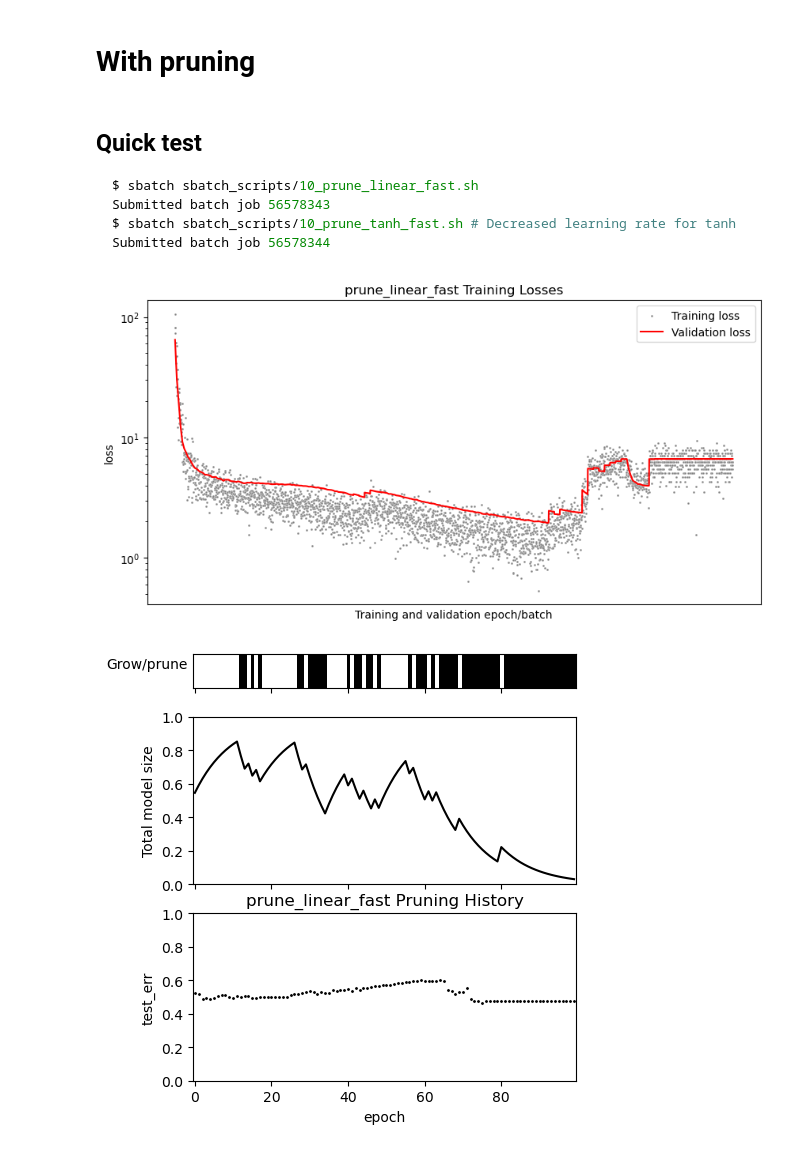
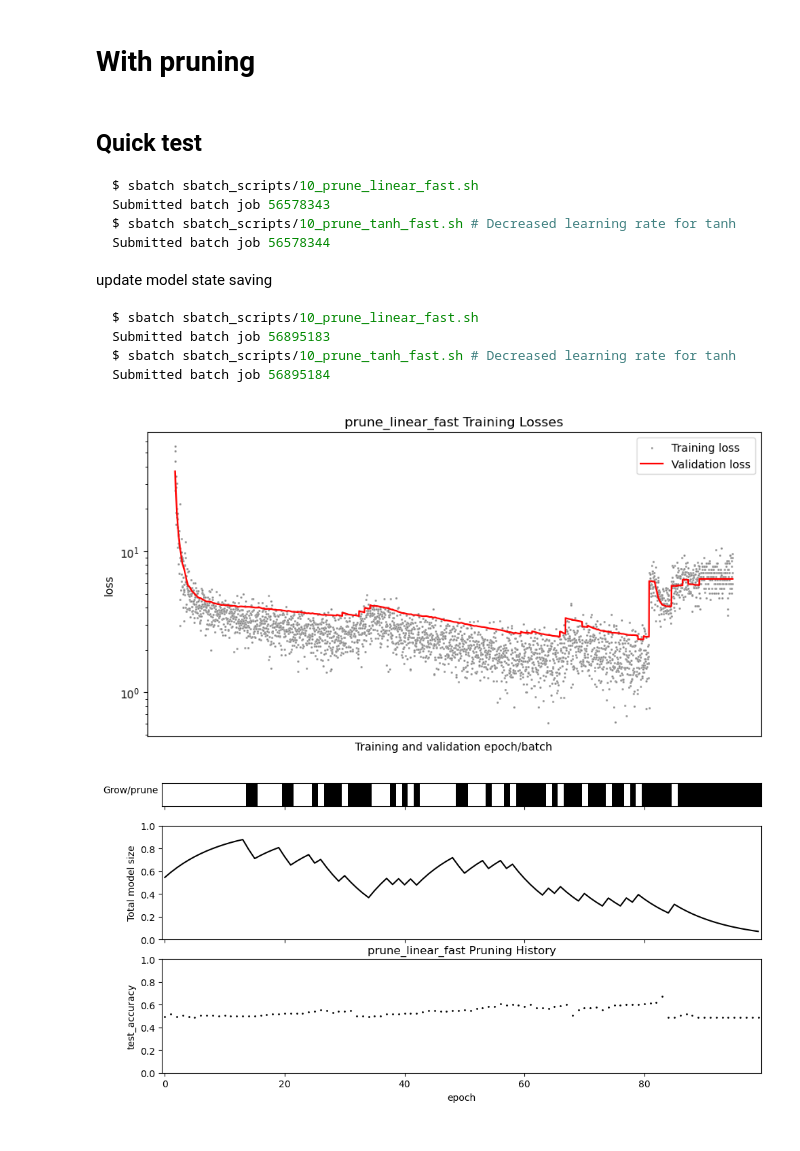
Before and after one commit to cchu70/klab_rotation, a Jupyter notebook: 10_Simple-MLP-unsupervised-SBATCH.ipynb, the cells around one changed output. Cells and saved outputs as stored; diff of their text form; code cells hidden in the pictures.

````diff
--- a/10_Simple-MLP-unsupervised-SBATCH.ipynb
+++ b/10_Simple-MLP-unsupervised-SBATCH.ipynb
@@ -278,16 +255,24 @@ Submitted batch job 56578343
 $ sbatch sbatch_scripts/10_prune_tanh_fast.sh # Decreased learning rate for tanh
 Submitted batch job 56578344
 ```
+
+update model state saving
+```bash
+$ sbatch sbatch_scripts/10_prune_linear_fast.sh
+Submitted batch job 56895183
+$ sbatch sbatch_scripts/10_prune_tanh_fast.sh # Decreased learning rate for tanh
+Submitted batch job 56895184
+```
 # %%
-prune_linear_fast_result = MLPUnsupervisedTrainingResults("/home/clc926/Desktop/klab_rotation/outputs/10/prune_linear_fast/sbatch-56578343_bs-32_sf-0.05_sl-49_vr-6_id-0.5_nti-100_lmd-2_pat-linear_m-5.0_ugpp-True_lr-0.001_s-4")
-prune_tanh_fast_result = MLPUnsupervisedTrainingResults("/home/clc926/Desktop/klab_rotation/outputs/10/prune_tanh_fast/sbatch-56578344_bs-32_sf-0.05_sl-49_vr-6_id-0.5_nti-100_lmd-2_pat-Tanh_m-0.2_ugpp-True_lr-0.0001_s-4")
+prune_linear_fast_result = MLPUnsupervisedTrainingResults("/home/clc926/Desktop/klab_rotation/outputs/10/prune_linear_fast/sbatch-56895183_bs-32_sf-0.05_sl-49_vr-6_id-0.5_nti-100_lmd-2_pat-linear_m-5.0_ugpp-True_lr-0.001_s-4")
+prune_tanh_fast_result = MLPUnsupervisedTrainingResults("/home/clc926/Desktop/klab_rotation/outputs/10/prune_tanh_fast/sbatch-56895184_bs-32_sf-0.05_sl-49_vr-6_id-0.5_nti-100_lmd-2_pat-Tanh_m-0.2_ugpp-True_lr-0.0001_s-4")
 # %%
 prune_linear_fast_result.plot_training_losses()
 plt.show()
 # %% [output]
-[figure, old version]
+[figure, new version]
 # %%
-prune_linear_fast_result.plot_pruning(norm_size=total_size)
+prune_linear_fast_result.plot_pruning(figsize=(10, 5), norm_size=total_size, test_err_col='test_accuracy')
 plt.show()
 # %% [output]
-[figure, old version]
+[figure, new version]
````
Also changed, not shown: parts of 33 cells of this notebook, 41 other files.
